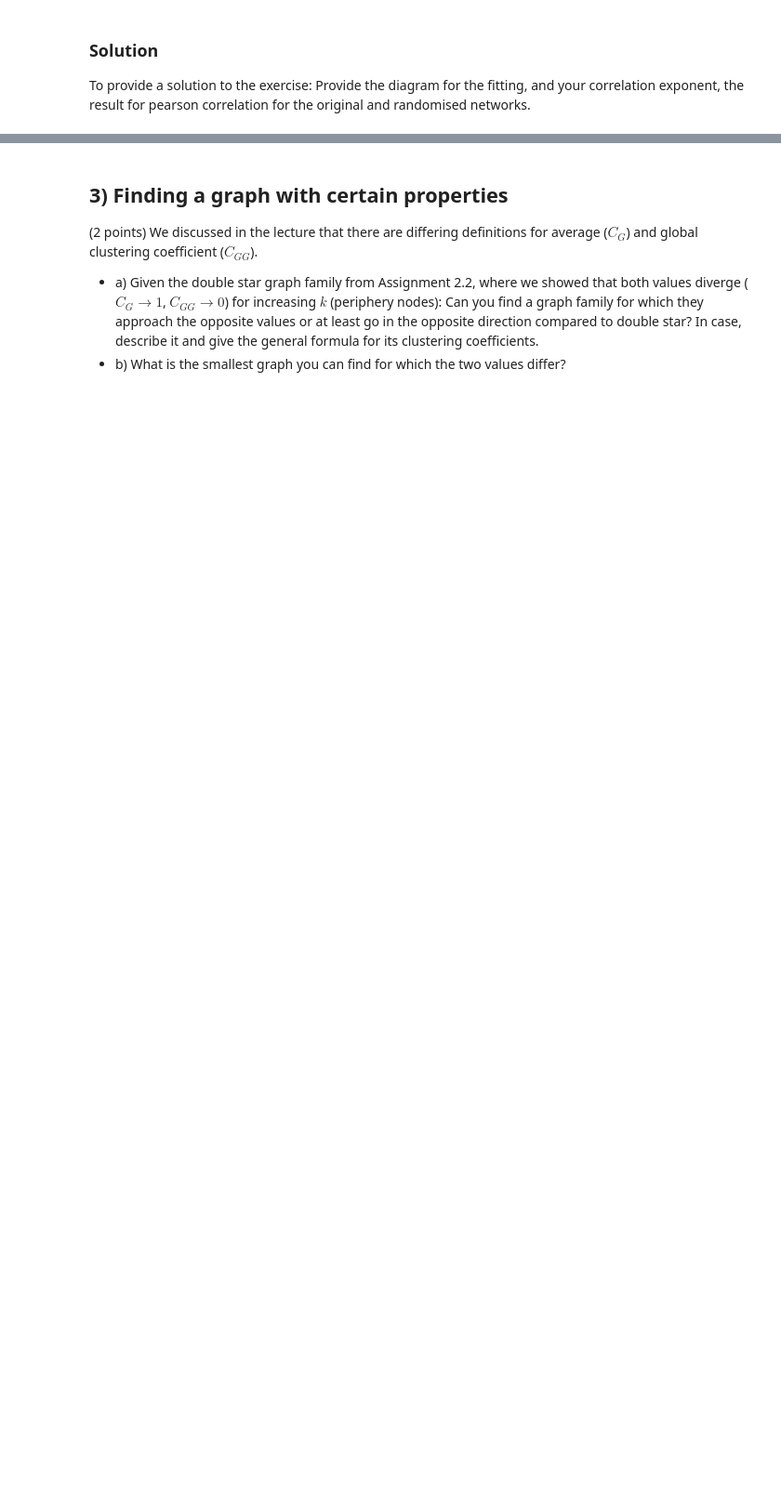
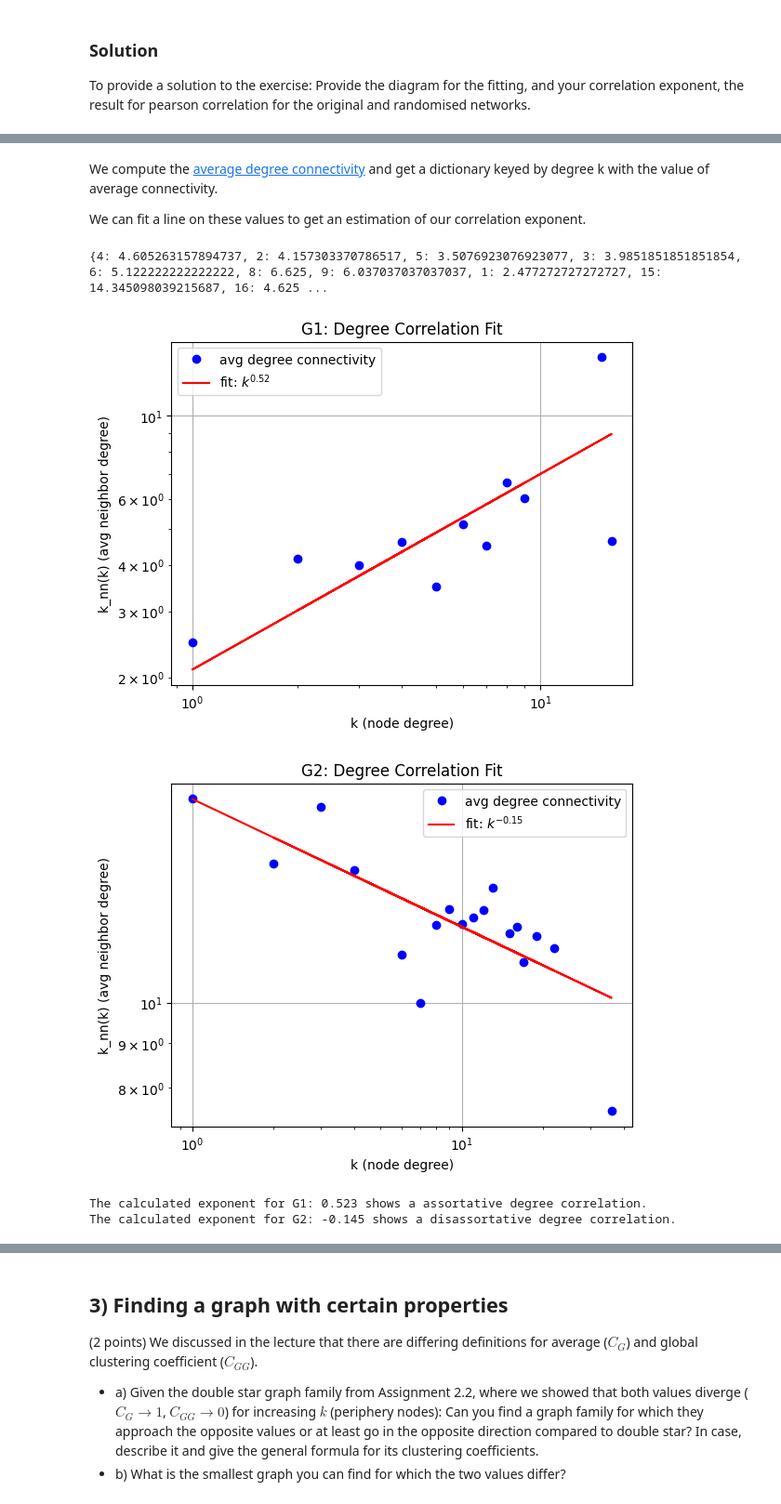
Before and after one commit to flupppi/networks, a Jupyter notebook: nbs/05_network_analysis.ipynb, the cells around one changed output, grey strips where cells are left out. Shown at 93% size. Drawn from its saved outputs; the diff is of its cells as text; code cells hidden in the pictures; blank space fills up the shorter version.

```diff
--- a/nbs/05_network_analysis.ipynb
+++ b/nbs/05_network_analysis.ipynb
@@ -231,0 +211,57 @@ plt.show()
+# %% [markdown]
+We compute the [average degree connectivity](https://networkx.org/documentation/stable/reference/algorithms/generated/networkx.algorithms.assortativity.average_degree_connectivity.html) and get a dictionary keyed by degree k with the value of average connectivity.
+
+We can fit a line on these values to get an estimation of our correlation exponent.
+# %%
+#|hide
+adc = nx.average_degree_connectivity(G1)
+print(adc)
+# %% [output]
+{4: 4.605263157894737, 2: 4.157303370786517, 5: 3.5076923076923077, 3: 3.9851851851851854, 6: 5.122222222222222, 8: 6.625, 9: 6.037037037037037, 1: 2.477272727272727, 15: 14.345098039215687, 16: 4.625 ...
+# %%
+#|export
+def fit_degree_connectivity(graph, title):
+    # Step 1: Get average neighbor degrees
+    adc = nx.average_degree_connectivity(graph)
+    ks = np.array(list(adc.keys()))
+    knn = np.array(list(adc.values()))
+
+    # Step 2: Fit to power law
+    popt, _ = curve_fit(power_law, ks, knn)
+    a, mu = popt
+
+    # Step 3: Plot
+    plt.figure()
+    plt.loglog(ks, knn, 'bo', label="avg degree connectivity")
+    plt.loglog(ks, power_law(ks, *popt), 'r-', label=f"fit: $k^{{{mu:.2f}}}$")
+    plt.xlabel("k (node degree)")
+    plt.ylabel("k_nn(k) (avg neighbor degree)")
+    plt.title(title)
+    plt.legend()
+    plt.grid(True)
+    plt.show()
+
+    return mu
+# %%
+#|export
+def categorize_assortativity(mu, name):
+    category = ""
+    if mu > 0:
+        category = "assortative"
+    if mu < 0:
+        category = "disassortative"
+    if abs(mu) < 0.001:
+        category = "neutral"
+    print(f"The calculated exponentv for {name}: {mu:.3f} shows a {category} degree correlation.")
+# %%
+mu_G1 = fit_degree_connectivity(G1, "G1: Degree Correlation Fit")
+
+mu_G2 = fit_degree_connectivity(G2, "G2: Degree Correlation Fit")
+categorize_assortativity(mu_G1, "G1")
+
+categorize_assortativity(mu_G2, "G2")
+# %% [output]
+[figure, added]
+[figure, added]
+The calculated exponent for G1: 0.523 shows a assortative degree correlation.
+The calculated exponent for G2: -0.145 shows a disassortative degree correlation.
```
Also changed, not shown: parts of 34 cells of this notebook.
